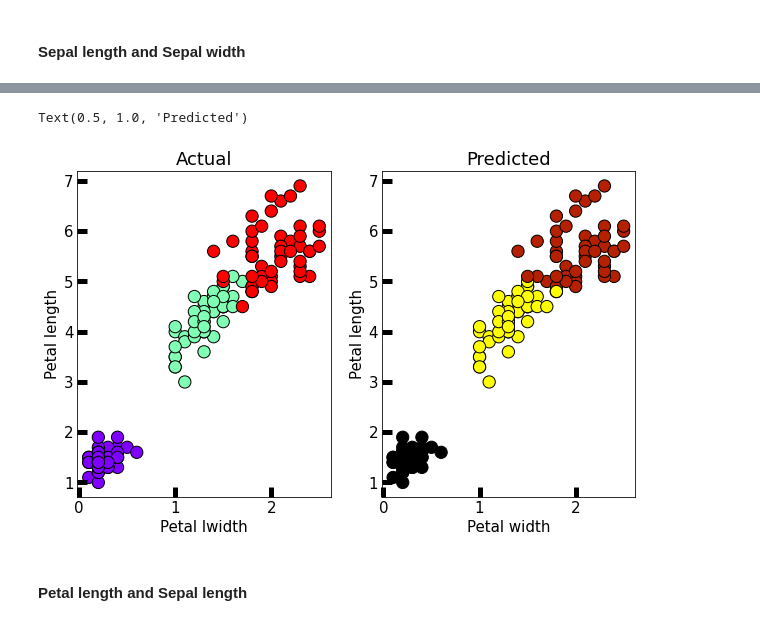
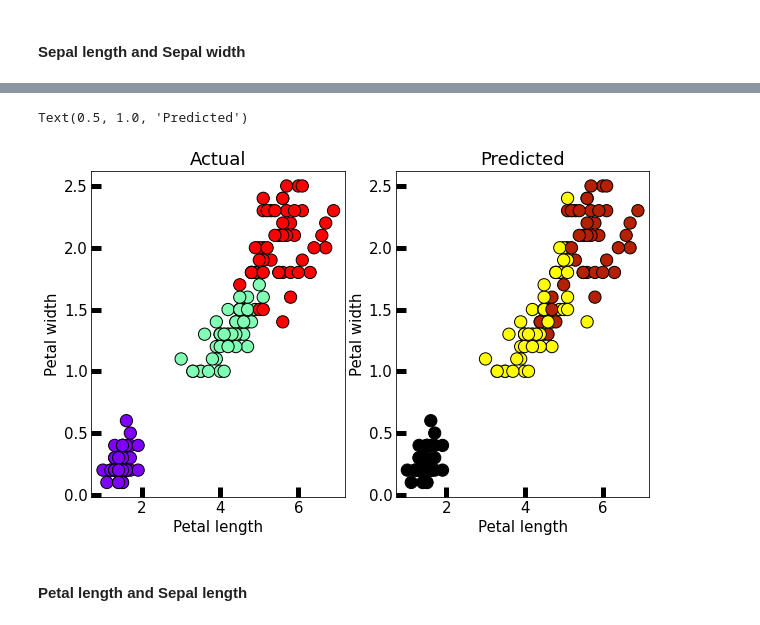
Before and after one commit to karolinaszafranbelzowska/Machine-Learning-and-Statistic---Tasks-assesments, a Jupyter notebook: tasks.ipynb, the cells around one changed output, grey strips where cells are left out. Cells and saved outputs as stored; diff of their text form; code cells hidden in the pictures.

```diff
--- a/tasks.ipynb
+++ b/tasks.ipynb
@@ -442,8 +444,8 @@ plt.ylabel('Sepal Width', fontsize=20)
 Text(0, 0.5, 'Sepal Width')
 [figure]
 # %%
-X = iris.data[:,[2, 3]] # PetalLengthCm and PetalWidthCm
-plt.scatter(X[:,0], X[:,1], c=y, cmap='rainbow')
+P = iris.data[:,[2, 3]] # PetalLengthCm and PetalWidthCm
+plt.scatter(P[:,0], P[:,1], c=y, cmap='rainbow')
 plt.xlabel('Petal Length', fontsize=20)
 plt.ylabel('Petal Width', fontsize=20)
 # %% [output]
@@ -491,11 +493,6 @@ Text(0.5, 1.0, 'Predicted')
 # %%
-# plot of petal width versus petal length
-P = iris[['petal_width','petal_length']].to_numpy() # create a new numpy array with petal width and petal length
-fig, axes = plt.subplots(figsize=(10,6))
-
-scatter = axes.scatter(P[:,0], P[:,1],c=y, cmap = 'rainbow',edgecolors= 'k', s=150) # define the instance scatter.
-axes.legend(*scatter.legend_elements(),loc="best", title="Iris")
-
-
-plt.xlabel('petal width',fontsize = 20)
-plt.ylabel('petal length',fontsize = 20);
+# plot of petal length versus petal width
+P = iris.data[:,[2, 3]]
+# plt.scatter(P[:,0], P[:,1], c=y, cmap='rainbow')
+# plt.xlabel('Petal Length', fontsize=20)
+# plt.ylabel('Petal Width', fontsize=20)
@@ -504,20 +499,20 @@ plt.ylabel('petal length',fontsize = 20);
 # %%
 # Plots of actual and predicted for comparison
 fig, axes = plt.subplots(1, 2, figsize=(10,6))
 axes[0].scatter(P[:, 0], P[:, 1], c = y, cmap = 'rainbow', edgecolor='k', s=150)
 axes[1].scatter(P[:, 0], P[:, 1], c = new_labels, cmap = 'gnuplot', edgecolor='k', s=150)
-axes[0].set_xlabel('Petal lwidth', fontsize=15)
-axes[0].set_ylabel('Petal length', fontsize=15)
-axes[1].set_xlabel('Petal width', fontsize=15)
-axes[1].set_ylabel('Petal length', fontsize=15)
+axes[0].set_xlabel('Petal length', fontsize=15)
+axes[0].set_ylabel('Petal width', fontsize=15)
+axes[1].set_xlabel('Petal length', fontsize=15)
+axes[1].set_ylabel('Petal width', fontsize=15)
 axes[0].tick_params(direction='in', length=10, width=5, colors='k', labelsize=15)
 axes[1].tick_params(direction='in', length=10, width=5, colors='k', labelsize=15)
 # Define the title
 axes[0].set_title('Actual', fontsize=18)
 axes[1].set_title('Predicted', fontsize=18)
 # %% [output]
 Text(0.5, 1.0, 'Predicted')
-[figure, old version]
+[figure, new version]
 # %% [markdown]
 #### Petal length and Sepal length
 # %%
```
Also changed, not shown: parts of 12 cells of this notebook.
